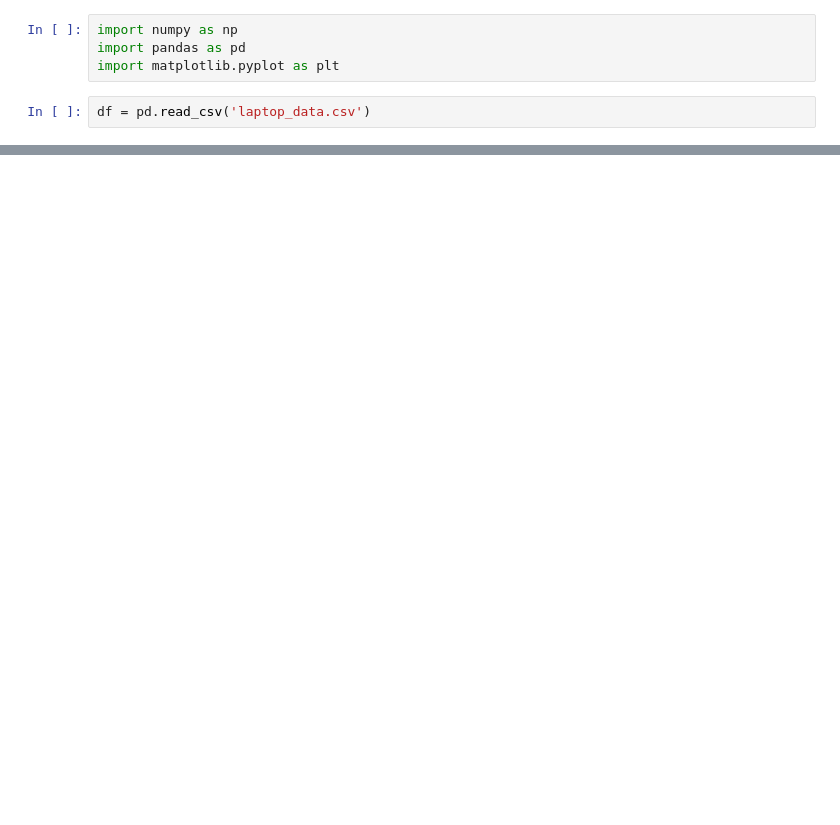
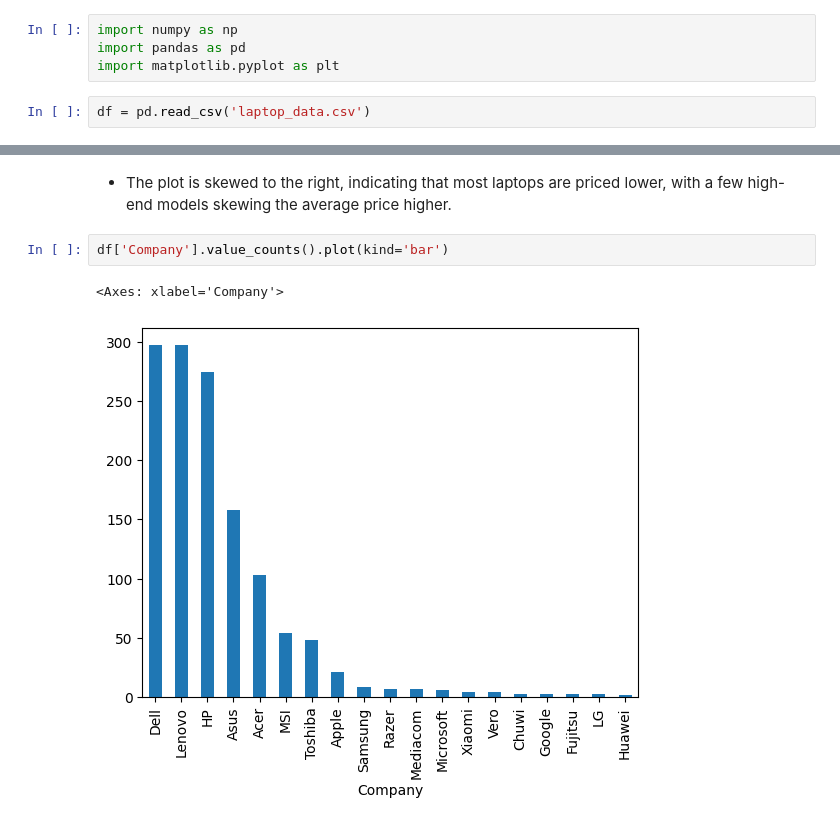
Before and after one commit to shahbhavya7/SpectraPrice, a Jupyter notebook: experiments.ipynb, the cells around one changed output, grey strips where cells are left out. Drawn from its saved outputs; the diff is of its cells as text; blank space fills up the shorter version.

```diff
--- a/experiments.ipynb
+++ b/experiments.ipynb
@@ -15,0 +117,7 @@ df.head()
+# %% [markdown]
+- The plot is skewed to the right, indicating that most laptops are priced lower, with a few high-end models skewing the average price higher.
+# %%
+df['Company'].value_counts().plot(kind='bar')
+# %% [output]
+<Axes: xlabel='Company'>
+[figure, added]
```
Also changed, not shown: parts of 41 cells of this notebook.
